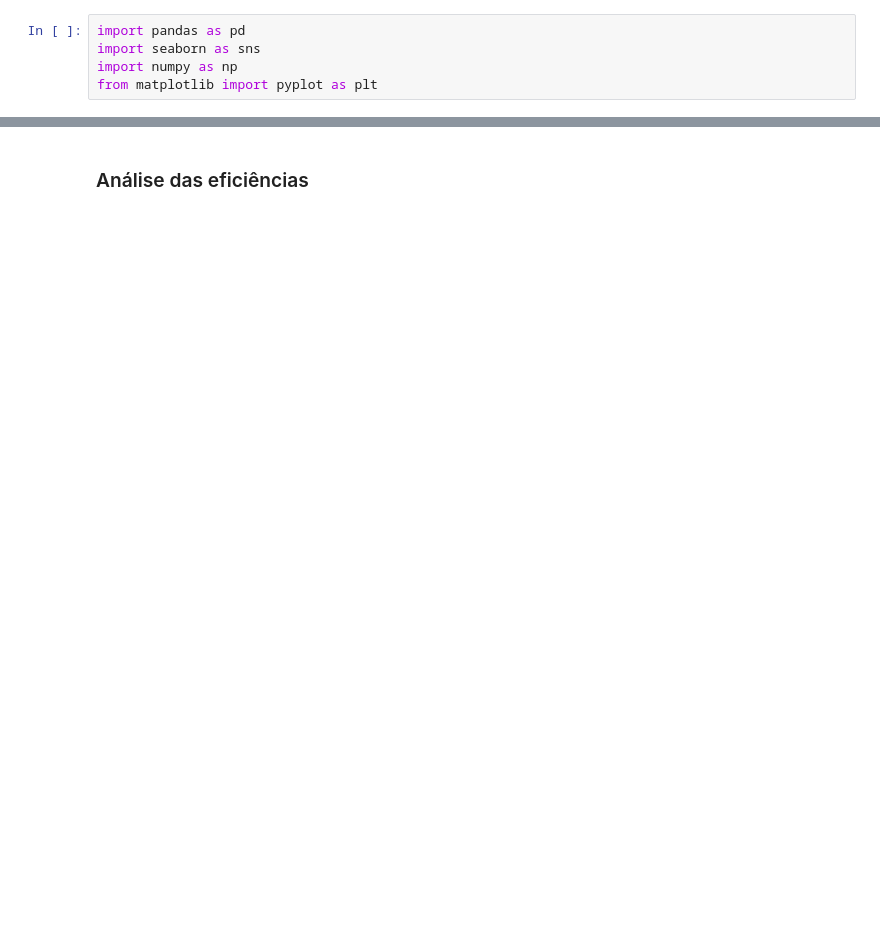
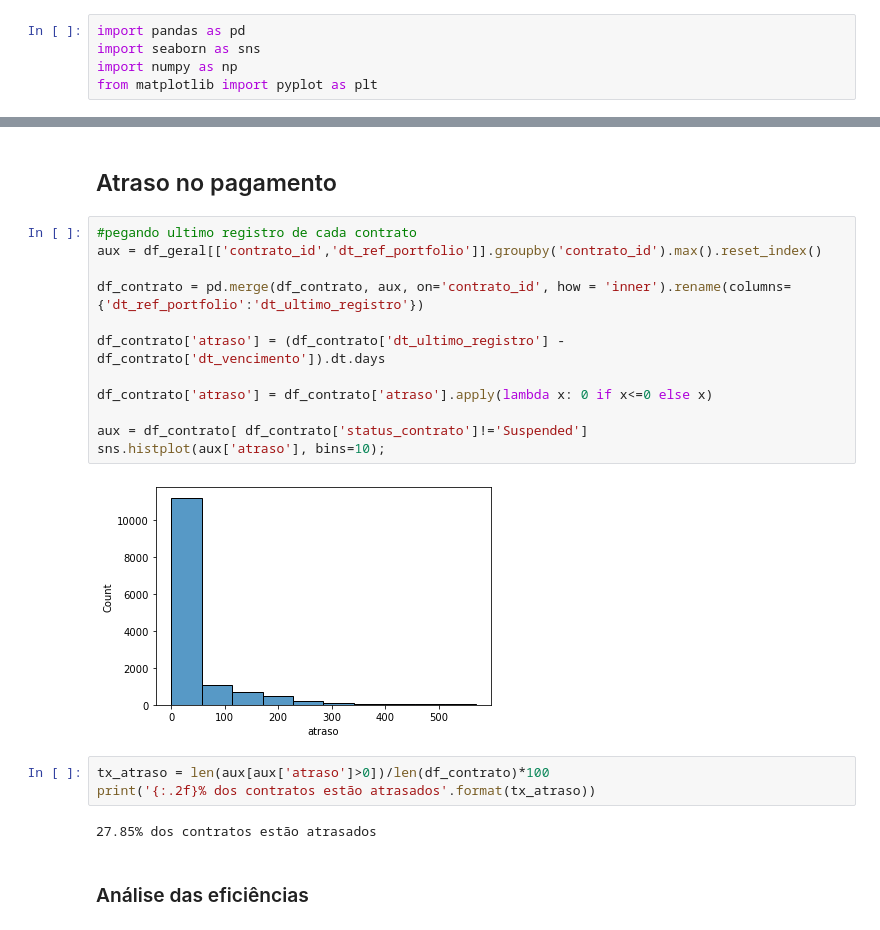
Before and after one commit to heitorfe/data_challenge_stone, a Jupyter notebook: notebooks/EDA.ipynb, the cells around one changed output, grey strips where cells are left out. Cells and saved outputs as stored; diff of their text form; blank space fills up the shorter version.

```diff
--- a/notebooks/EDA.ipynb
+++ b/notebooks/EDA.ipynb
@@ -320,2 +161,23 @@ df_lido.head(300)
+# %% [markdown]
+## Atraso no pagamento
+# %%
+#pegando ultimo registro de cada contrato
+aux = df_geral[['contrato_id','dt_ref_portfolio']].groupby('contrato_id').max().reset_index()
+
+df_contrato = pd.merge(df_contrato, aux, on='contrato_id', how = 'inner').rename(columns={'dt_ref_portfolio':'dt_ultimo_registro'})
+
+df_contrato['atraso'] = (df_contrato['dt_ultimo_registro'] - df_contrato['dt_vencimento']).dt.days
+
+df_contrato['atraso'] = df_contrato['atraso'].apply(lambda x: 0 if x<=0 else x)
+
+aux = df_contrato[ df_contrato['status_contrato']!='Suspended']
+sns.histplot(aux['atraso'], bins=10);
+# %% [output]
+[figure, added]
+# %%
+tx_atraso = len(aux[aux['atraso']>0])/len(df_contrato)*100
+print('{:.2f}% dos contratos estão atrasados'.format(tx_atraso))
+# %% [output]
+27.85% dos contratos estão atrasados
 # %% [markdown]
 ### Análise das eficiências
```
Also changed, not shown: parts of 104 cells of this notebook, 1 other file.
